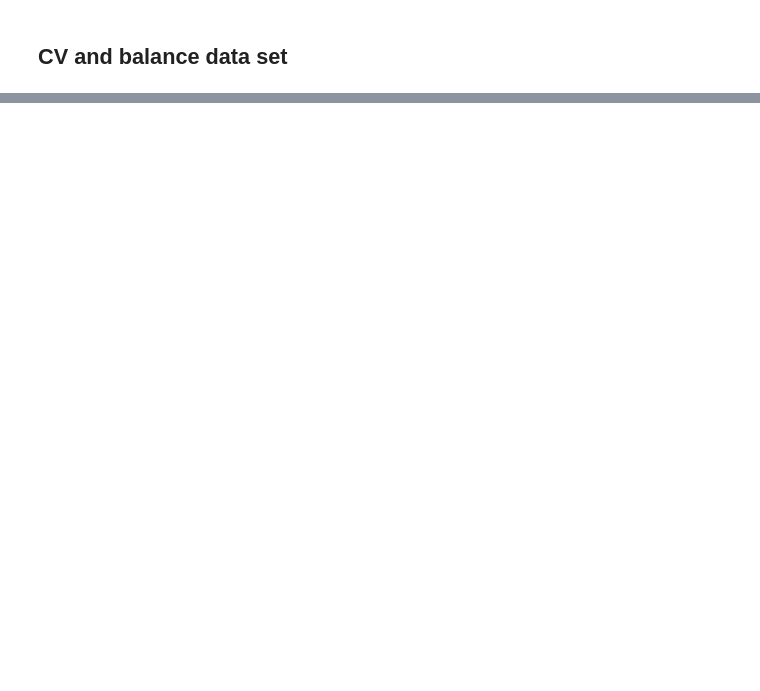
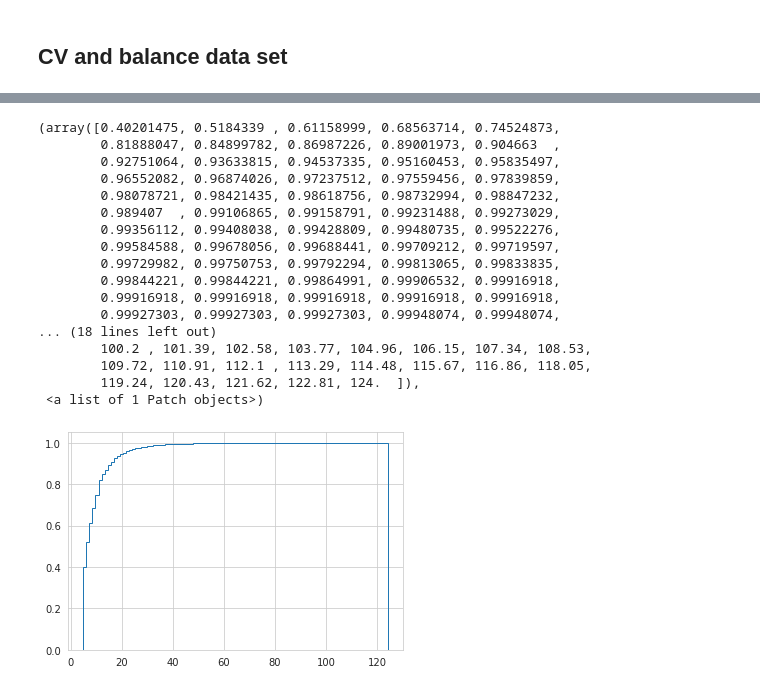
Before and after one commit to Katrin-Leberfinger/Hybrid-gender-debiased-music-recommendation, a Jupyter notebook: 001_data_preprocessing.ipynb, the cells around one changed output, grey strips where cells are left out. Drawn from its saved outputs; the diff is of its cells as text; code cells hidden in the pictures; blank space fills up the shorter version.

```diff
--- a/001_data_preprocessing.ipynb
+++ b/001_data_preprocessing.ipynb
@@ -220,31 +85,33 @@ See the caveats in the documentation: https://pandas.pydata.org/pandas-docs/stab
 # %%
 # data_interaction.loc[data_interaction['count']<4., 'count'] = 0.
 # data_interaction.loc[data_interaction['count']>=4., 'count'] = 1.
+# %%
+# filter out users with too little playcount
+df_per_users = data_interaction.groupby(['user_id']).size().reset_index(name='counts')
+users = df_per_users[df_per_users['counts'] >= 5]['user_id'].values
+data_interaction = data_interaction[data_interaction['user_id'].isin(users)]
+# %%
+# filter out tracks with too little playcount
+df_per_track = data_interaction.groupby(['track_id']).size().reset_index(name='counts')
+tracks = df_per_track[df_per_users['counts'] >= 5]['track_id'].values
+data_interaction = data_interaction[data_interaction['track_id'].isin(tracks)]
 # %% [markdown]
 ## CV and balance data set
 # %%
-# remove user with too little playcount
 # add negative samples
-selected_items = []
-for track_id,df in data_interaction.groupby('track_id'):
-  if len(df) >= 5:
-    selected_items.append(track_id)
-data_interaction = data_interaction.loc[(data_interaction.track_id.isin(selected_items))]
-
 import random
 random.seed(123)
 data_interaction_new = pd.DataFrame(columns = data_interaction.columns)
 for user_id,df in data_interaction.groupby('user_id'):
-  if len(df) >= 15:
-    n_diff = len(df[df['count'] == 1]) - len(df[df['count'] == 0])
-    if n_diff > 2:
-      df_tmp = df.merge(data_interaction[['track_id']], how = 'right')
-      neg_list = random.sample(list(df_tmp[np.isnan(df_tmp.user_id)].track_id.values), n_diff)
-      df_neg = pd.DataFrame({'user_id': user_id, 'track_id':neg_list, 'count':0})
-      data_interaction_new=data_interaction_new.append(df)
-      data_interaction_new=data_interaction_new.append(df_neg)
-    else:
-      data_interaction_new = data_interaction_new.append(df)
+  n_diff = len(df[df['count'] == 1]) - len(df[df['count'] == 0])
+  if n_diff > 1:
+    df_tmp = df.merge(data_interaction[['track_id']], how = 'right')
+    neg_list = random.sample(list(df_tmp[np.isnan(df_tmp.user_id)].track_id.values), n_diff)
+    df_neg = pd.DataFrame({'user_id': user_id, 'track_id':neg_list, 'count':0})
+    data_interaction_new=data_interaction_new.append(df)
+    data_interaction_new=data_interaction_new.append(df_neg)
+  else:
+    data_interaction_new = data_interaction_new.append(df)
 
 data_interaction_new = shuffle(data_interaction_new)
 # %%
@@ -1627,0 +191,22 @@ feature_imp.head(10)
+# %%
+data_interaction_plot_per_user = data_interaction.groupby(['user_id']).size().reset_index(name='counts')
+plt.hist(data_interaction_plot_per_user['counts'], 100, density=True, histtype='step', cumulative=True)
+# %% [output]
+(array([0.40201475, 0.5184339 , 0.61158999, 0.68563714, 0.74524873,
+        0.81888047, 0.84899782, 0.86987226, 0.89001973, 0.904663  ,
+        0.92751064, 0.93633815, 0.94537335, 0.95160453, 0.95835497,
+        0.96552082, 0.96874026, 0.97237512, 0.97559456, 0.97839859,
+        0.98078721, 0.98421435, 0.98618756, 0.98732994, 0.98847232,
+        0.989407  , 0.99106865, 0.99158791, 0.99231488, 0.99273029,
+        0.99356112, 0.99408038, 0.99428809, 0.99480735, 0.99522276,
+        0.99584588, 0.99678056, 0.99688441, 0.99709212, 0.99719597,
+        0.99729982, 0.99750753, 0.99792294, 0.99813065, 0.99833835,
+        0.99844221, 0.99844221, 0.99864991, 0.99906532, 0.99916918,
+        0.99916918, 0.99916918, 0.99916918, 0.99916918, 0.99916918,
+        0.99927303, 0.99927303, 0.99927303, 0.99948074, 0.99948074,
+... (18 lines left out)
+        100.2 , 101.39, 102.58, 103.77, 104.96, 106.15, 107.34, 108.53,
+        109.72, 110.91, 112.1 , 113.29, 114.48, 115.67, 116.86, 118.05,
+        119.24, 120.43, 121.62, 122.81, 124.  ]),
+ <a list of 1 Patch objects>)
+[figure, added]
```
Also changed, not shown: parts of 111 cells of this notebook.
